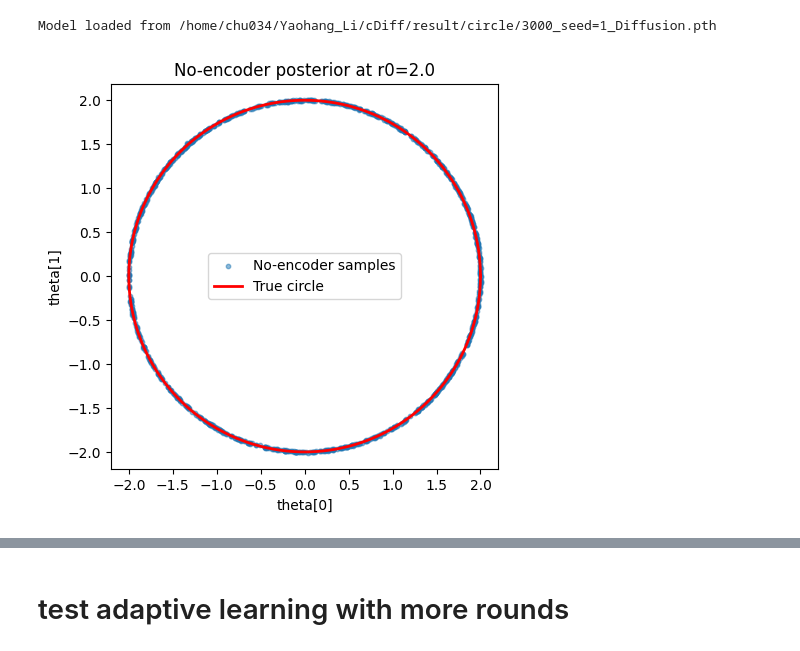
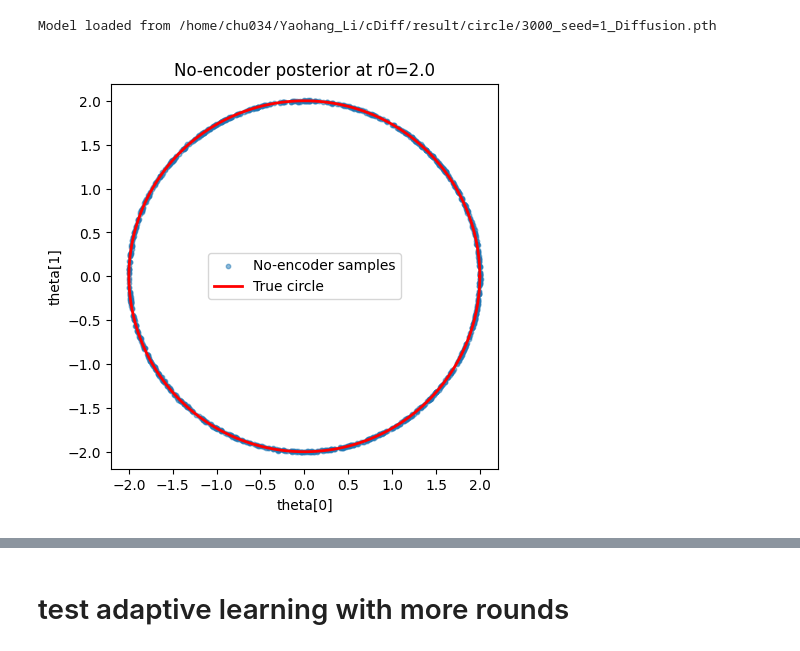
Before and after one commit to Chunyu-Hugh/cDiff, a Jupyter notebook: circle_inference_test.ipynb, the cells around one changed output, grey strips where cells are left out. Cells and saved outputs as stored; diff of their text form; code cells hidden in the pictures.

```diff
--- a/circle_inference_test.ipynb
+++ b/circle_inference_test.ipynb
@@ -307,27 +301,27 @@ Model loaded from /home/chu034/Yaohang_Li/cDiff/result/circle/3000_seed=1_Diffus
 # %%
 # No-encoder: sample at specific radius r0 and overlay true circle
 
 import numpy as np
 
 r0_noenc = 2.0
 num_samples = 1000
 
 with torch.no_grad():
     cond_noenc = torch.full((num_samples, 1), r0_noenc, device=DEVICE)
-    samples_noenc = model_noenc.sample(cond_noenc, num_steps=100).detach().cpu().numpy()
+    samples_noenc = model_noenc.sample(cond_noenc, num_steps=1000).detach().cpu().numpy()
 
 ang = np.linspace(0, 2*np.pi, 400)
 true_x = r0_noenc * np.cos(ang)
 true_y = r0_noenc * np.sin(ang)
 
 plt.figure(figsize=(5,5))
 plt.scatter(samples_noenc[:,0], samples_noenc[:,1], s=10, alpha=0.5, label='No-encoder samples')
 plt.plot(true_x, true_y, 'r-', lw=2, label='True circle')
 plt.axis('equal')
 plt.xlabel('theta[0]')
 plt.ylabel('theta[1]')
 plt.title(f'No-encoder posterior at r0={r0_noenc}')
 plt.legend()
 plt.show()
 # %% [output]
-[figure, old version]
+[figure, new version]
```
Also changed, not shown: parts of 5 cells of this notebook, 4 other files.
